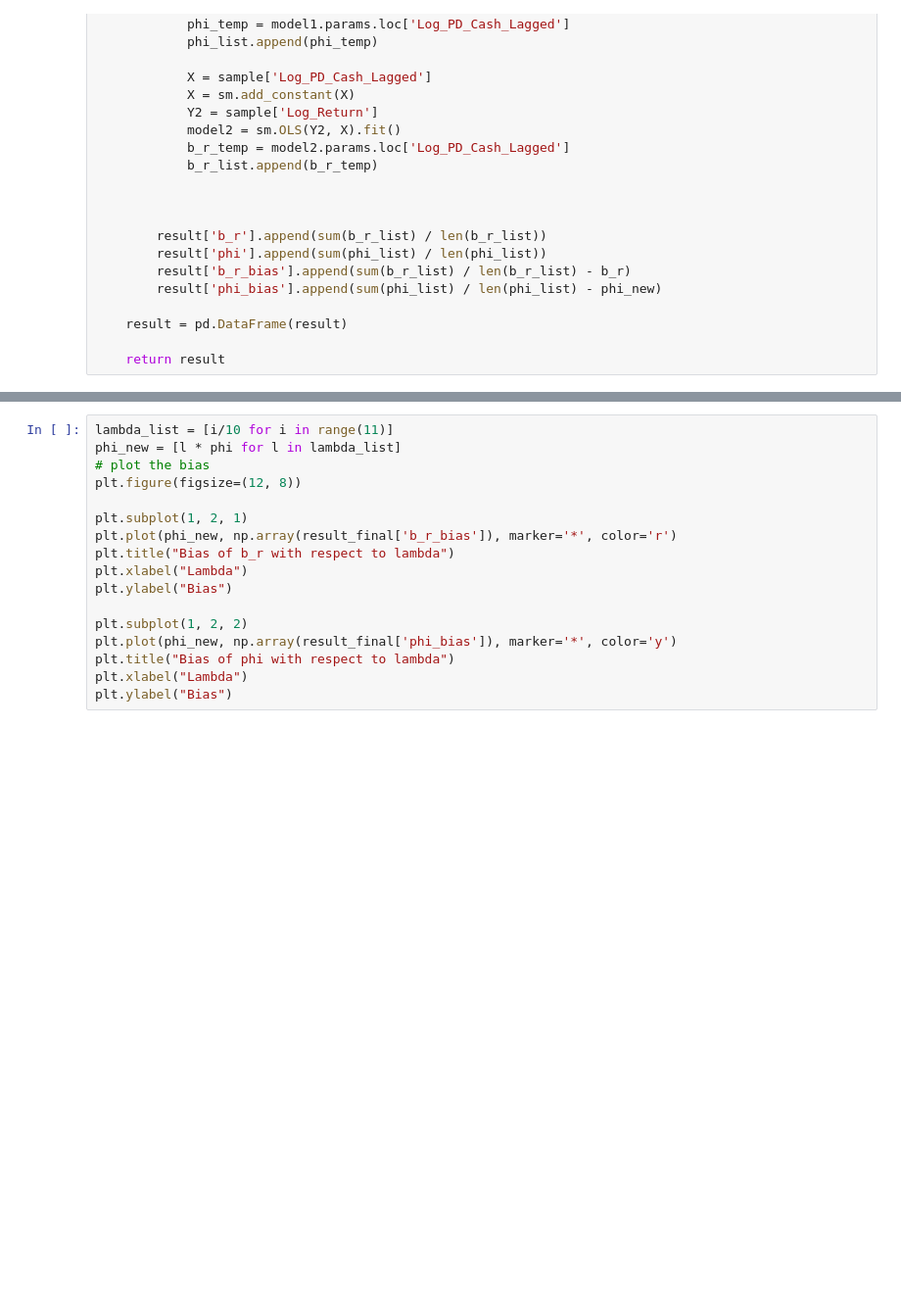
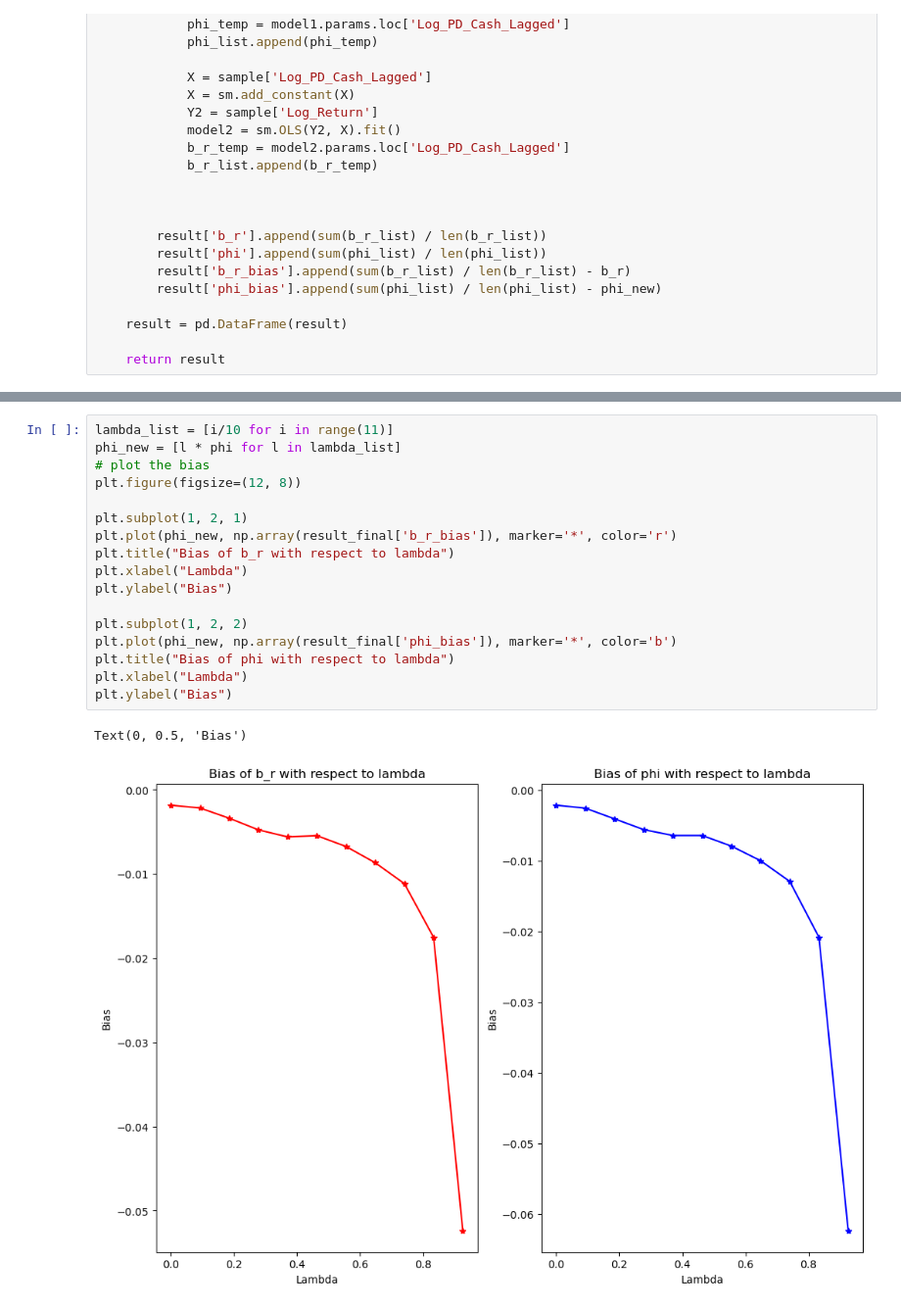
Before and after one commit to conquerv0/EmpricalAssetPricing, a Jupyter notebook: ProblemSet/Code/ps1_return.ipynb, the cells around one changed output, grey strips where cells are left out. Shown at 98% size. Saved outputs shown, nothing was run; the diff lists cells and outputs as text; blank space fills up the shorter version.

Commit message:
Finalized ps1_return

```diff
--- a/ProblemSet/Code/ps1_return.ipynb
+++ b/ProblemSet/Code/ps1_return.ipynb
@@ -853,17 +892,20 @@ result_final
 # %%
 lambda_list = [i/10 for i in range(11)]
 phi_new = [l * phi for l in lambda_list]
 # plot the bias
 plt.figure(figsize=(12, 8))
 
 plt.subplot(1, 2, 1)
 plt.plot(phi_new, np.array(result_final['b_r_bias']), marker='*', color='r')
 plt.title("Bias of b_r with respect to lambda")
 plt.xlabel("Lambda")
 plt.ylabel("Bias")
 
 plt.subplot(1, 2, 2)
-plt.plot(phi_new, np.array(result_final['phi_bias']), marker='*', color='y')
+plt.plot(phi_new, np.array(result_final['phi_bias']), marker='*', color='b')
 plt.title("Bias of phi with respect to lambda")
 plt.xlabel("Lambda")
 plt.ylabel("Bias")
+# %% [output]
+Text(0, 0.5, 'Bias')
+[figure, added]
```
Also changed, not shown: parts of 7 cells of this notebook.
